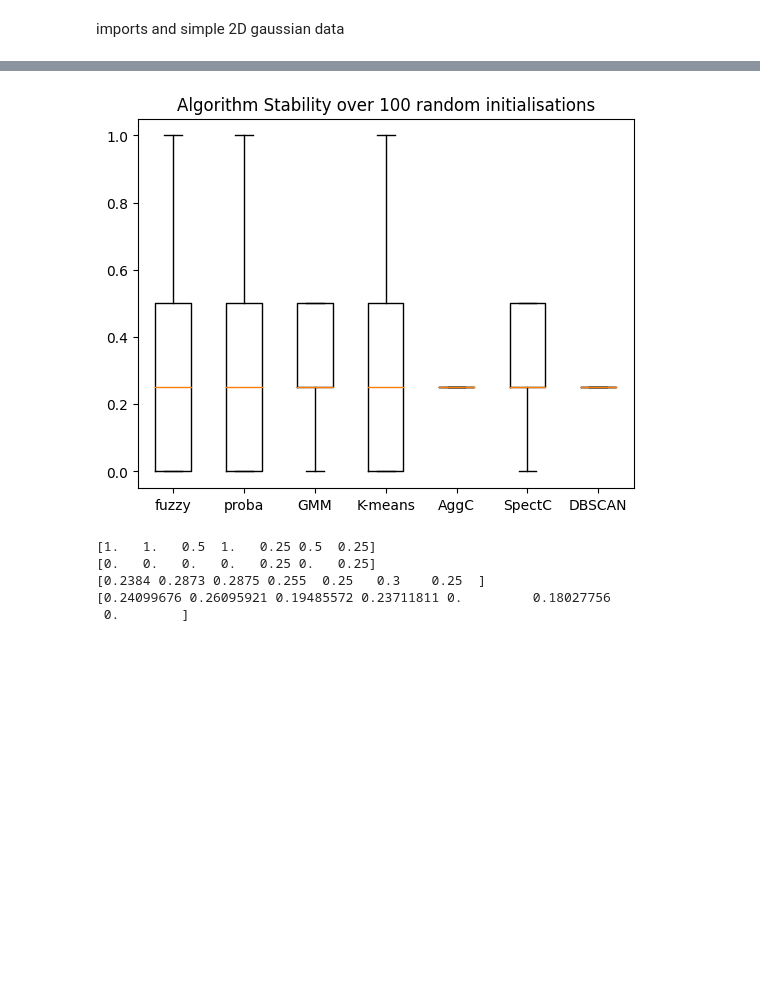
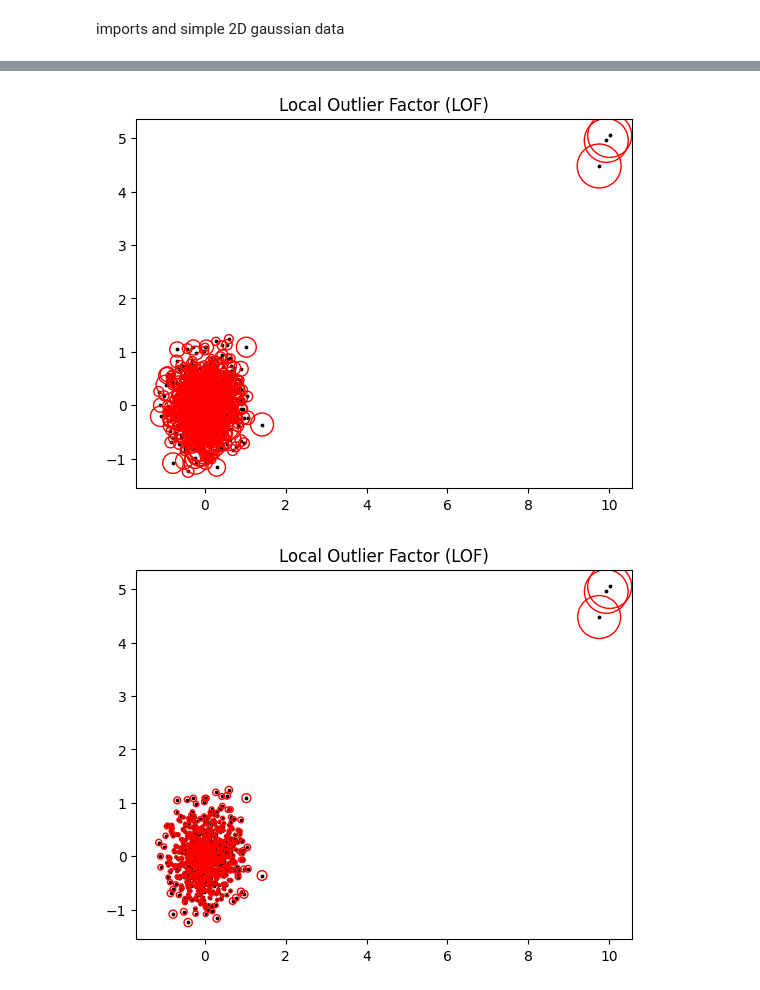
Before and after one commit to manueljmockus/XAI, a Jupyter notebook: tme9/tme9.ipynb, the cells around one changed output, grey strips where cells are left out. Saved outputs shown, nothing was run; the diff lists cells and outputs as text; code cells hidden in the pictures; blank space fills up the shorter version.

```diff
--- a/tme9/tme9.ipynb
+++ b/tme9/tme9.ipynb
@@ -530,6 +91,0 @@ For this section we propose data composed of a number of known gaussians and a m
-# %%
-NB_classes = 4
-markers = ['x', 'o', '+', "v", "*"]
-data, labels = datasets.make_blobs(n_samples=100, centers = NB_classes, shuffle=True, random_state=42, cluster_std = 1.3)
-for i in range(NB_classes):
-    plt.scatter(data[labels == i].T[0],data[labels == i].T[1], marker= markers[i], color = 'black')
@@ -601,23 +92,40 @@ iteration:11
-# %%
-BoxName = ['fuzzy','proba','GMM', 'K-means', 'AggC', 'SpectC', 'DBSCAN']
-plt.title("Algorithm Stability over 100 random initialisations")
-plt.boxplot((accuracies/ NB_ITER).T)
-pylab.xticks([1,2,3,4,5,6,7], BoxName)
-plt.show()
-
-max = np.max(accuracies/ NB_ITER, axis = 1)
-min = np.min(accuracies/ NB_ITER, axis = 1)
-means = np.mean(accuracies/ NB_ITER, axis = 1)
-std = np.std(accuracies/ NB_ITER, axis = 1)
-
-print(max)
-print(min)
-print(means)
-print(std)
-# %% [output]
-[figure, removed]
-[1.   1.   0.5  1.   0.25 0.5  0.25]
-[0.   0.   0.   0.   0.25 0.   0.25]
-[0.2384 0.2873 0.2875 0.255  0.25   0.3    0.25  ]
-[0.24099676 0.26095921 0.19485572 0.23711811 0.         0.18027756
- 0.        ]
+# %%
+## TODO: finish
+
+
+lof = LocalOutlierFactor()
+y = lof.fit_predict(data)
+
+
+xx, yy = np.meshgrid(np.linspace(-10 , 5, 500), np.linspace(-5, 5, 500))
+
+
+#for k in range(3, 21):
+for k in [3, 20] :
+    lof = LocalOutlierFactor(n_neighbors = k)
+    y = lof.fit_predict(data)
+
+
+    top = data.T[1].ravel() + data.T[0].ravel()
+    bottom = np.zeros_like(top)
+    width = depth = 1
+    X_scores = lof.negative_outlier_factor_
+
+    plt.title("Local Outlier Factor (LOF)")
+    plt.scatter(data[:, 0], data[:, 1], color="k", s=3.0, label="Data points")
+    # plot circles with radius proportional to the outlier scores
+    radius = (X_scores.max() - X_scores) / (X_scores.max() - X_scores.min())
+    plt.scatter(
+        data[:, 0],
+        data[:, 1],
+        s=1000 * radius,
+        edgecolors="r",
+        facecolors="none",
+        label="Outlier scores",
+    )
+
+    #ax.bar3d(data.T[0],data.T[1], lof.negative_outlier_factor_, width, depth, top, zsort='average')
+    plt.show()
+# %% [output]
+[figure, added]
+[figure, added]
```
Also changed, not shown: parts of 31 cells of this notebook.
